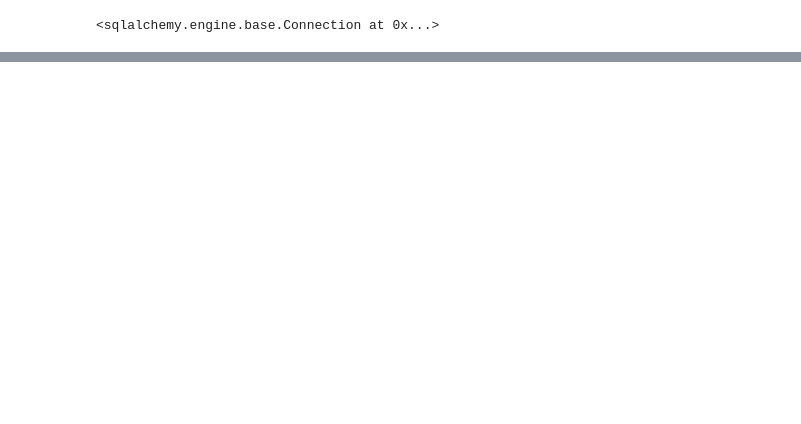
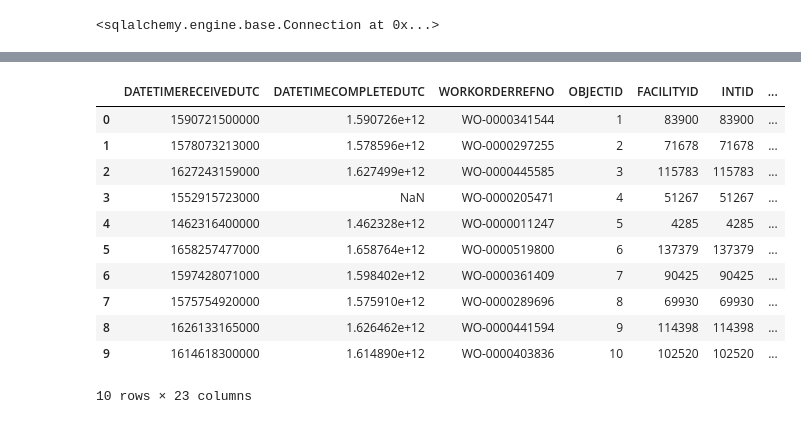
Before and after one commit to DerikVo/San_Jose_illegal_Dumping, a Jupyter notebook: src/python_and_sql.ipynb, the cells around one changed output, grey strips where cells are left out. Drawn from its saved outputs; the diff is of its cells as text; code cells hidden in the pictures; blank space fills up the shorter version.

```diff
--- a/src/python_and_sql.ipynb
+++ b/src/python_and_sql.ipynb
@@ -7,3 +9,5 @@ engine = create_engine('postgresql://postgres:admin@localhost:5432/illegal_dumpi
 engine.connect()
 # %% [output]
 <sqlalchemy.engine.base.Connection at 0x...>
+# %%
+df = pd.read_csv('../data/illegal_dumping.csv')
@@ -9,0 +34,15 @@ engine.connect()
+# %%
+df.head(10)
+# %% [output]
+|  | DATETIMERECEIVEDUTC | DATETIMECOMPLETEDUTC | WORKORDERREFNO | OBJECTID | FACILITYID | INTID | ... |
+| 0 | 1590721500000 | 1.590726e+12 | WO-0000341544 | 1 | 83900 | 83900 | ... |
+| 1 | 1578073213000 | 1.578596e+12 | WO-0000297255 | 2 | 71678 | 71678 | ... |
+| 2 | 1627243159000 | 1.627499e+12 | WO-0000445585 | 3 | 115783 | 115783 | ... |
+| 3 | 1552915723000 | NaN | WO-0000205471 | 4 | 51267 | 51267 | ... |
+| 4 | 1462316400000 | 1.462328e+12 | WO-0000011247 | 5 | 4285 | 4285 | ... |
+| 5 | 1658257477000 | 1.658764e+12 | WO-0000519800 | 6 | 137379 | 137379 | ... |
+| 6 | 1597428071000 | 1.598402e+12 | WO-0000361409 | 7 | 90425 | 90425 | ... |
+| 7 | 1575754920000 | 1.575910e+12 | WO-0000289696 | 8 | 69930 | 69930 | ... |
+| 8 | 1626133165000 | 1.626462e+12 | WO-0000441594 | 9 | 114398 | 114398 | ... |
+| 9 | 1614618300000 | 1.614890e+12 | WO-0000403836 | 10 | 102520 | 102520 | ... |
+10 rows × 23 columns
```
Also changed, not shown: parts of 4 cells of this notebook, 5 other files.
